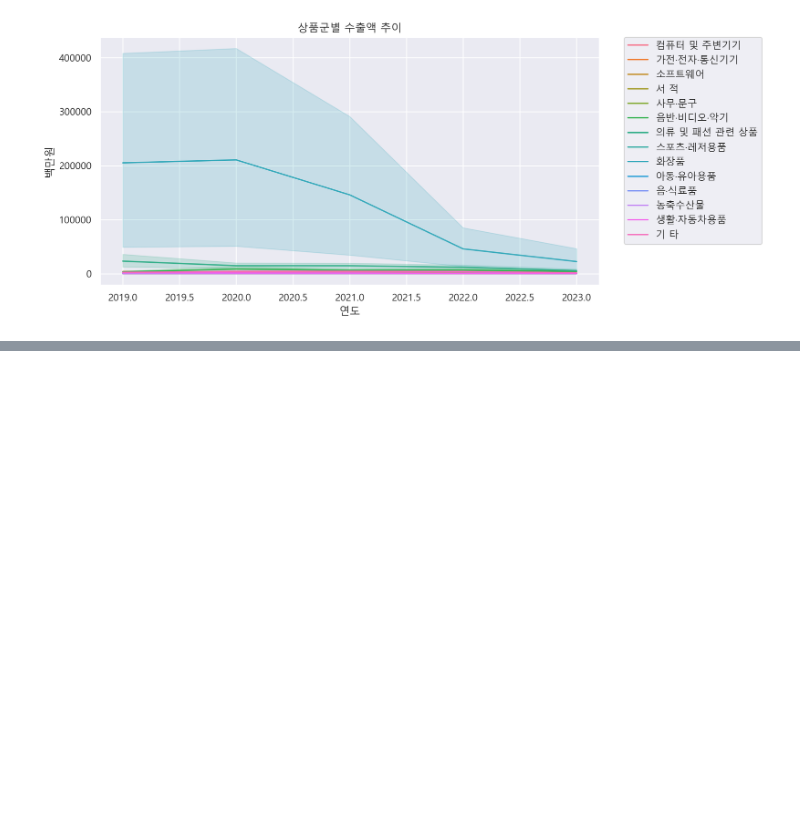
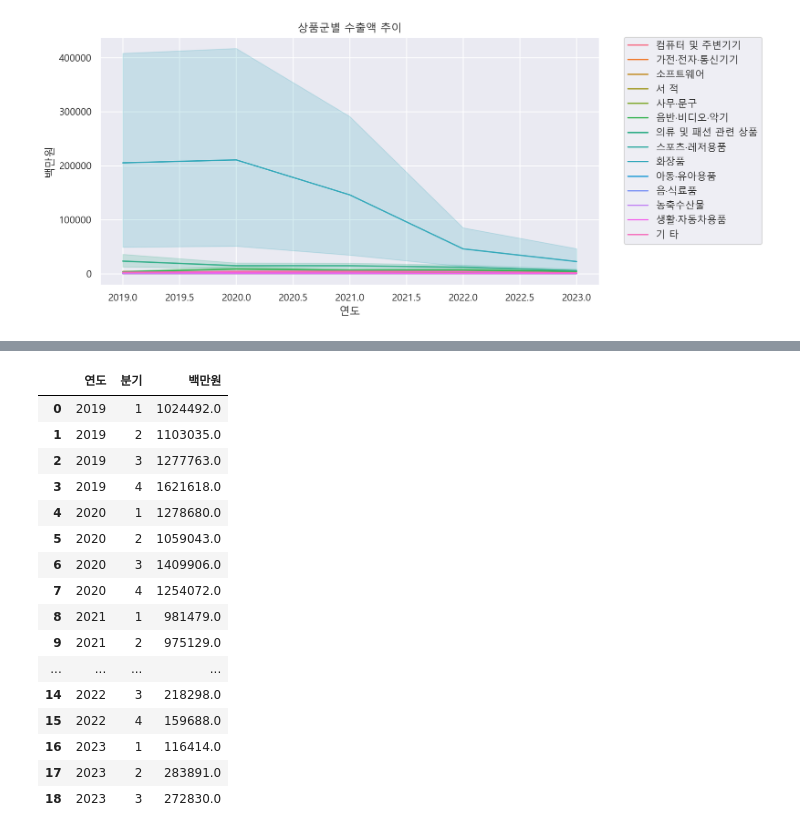
Before and after one commit to HamBeomJoon/SDA-Term-Project, a Jupyter notebook: data/eda.ipynb, the cells around one changed output, grey strips where cells are left out. Saved outputs shown, nothing was run; the diff lists cells and outputs as text; code cells hidden in the pictures; blank space fills up the shorter version.

```diff
--- a/data/eda.ipynb
+++ b/data/eda.ipynb
@@ -339,0 +354,21 @@ Text(0.5, 1.0, '상품군별 수출액 추이')
+# %%
+result_df = df_total.groupby(['연도', '분기'])['백만원'].sum().reset_index()
+result_df
+# %% [output]
+|  | 연도 | 분기 | 백만원 |
+| 0 | 2019 | 1 | 1024492.0 |
+| 1 | 2019 | 2 | 1103035.0 |
+| 2 | 2019 | 3 | 1277763.0 |
+| 3 | 2019 | 4 | 1621618.0 |
+| 4 | 2020 | 1 | 1278680.0 |
+| 5 | 2020 | 2 | 1059043.0 |
+| 6 | 2020 | 3 | 1409906.0 |
+| 7 | 2020 | 4 | 1254072.0 |
+| 8 | 2021 | 1 | 981479.0 |
+| 9 | 2021 | 2 | 975129.0 |
+| ... | ... | ... | ... |
+| 14 | 2022 | 3 | 218298.0 |
+| 15 | 2022 | 4 | 159688.0 |
+| 16 | 2023 | 1 | 116414.0 |
+| 17 | 2023 | 2 | 283891.0 |
+| 18 | 2023 | 3 | 272830.0 |
```
Also changed, not shown: parts of 10 cells of this notebook.
